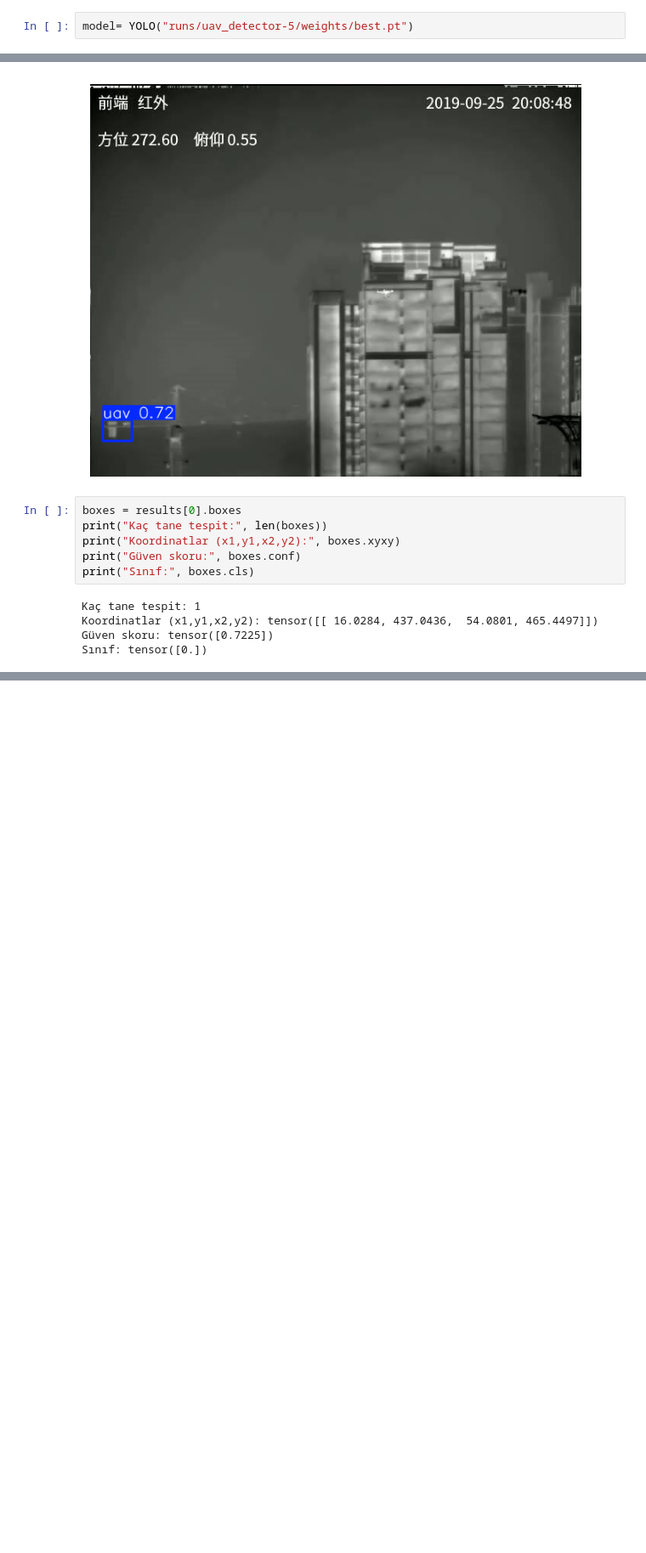
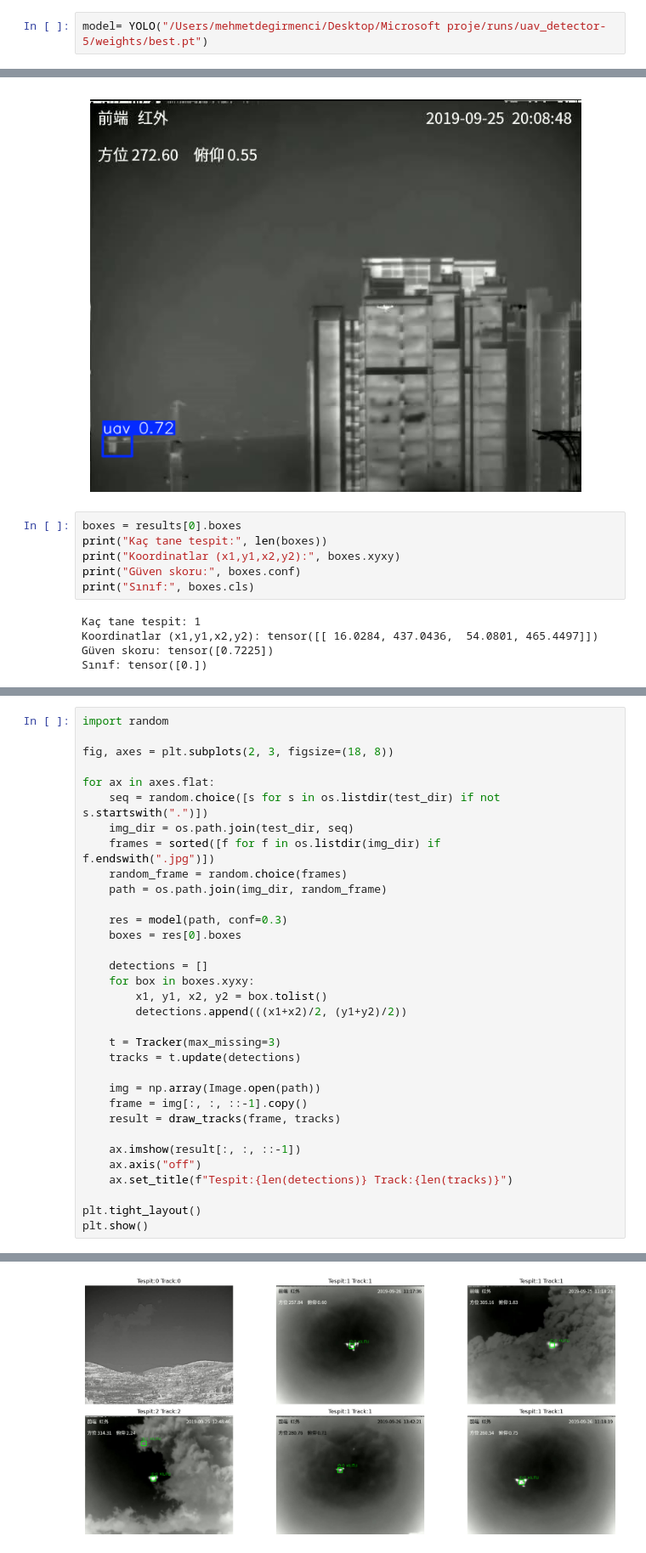
Before and after one commit to degirmencimehmet/MicrosoftProje, a Jupyter notebook: src/test_model.ipynb, the cells around one changed output, grey strips where cells are left out. Shown at 85% size. Saved outputs shown, nothing was run; the diff lists cells and outputs as text; blank space fills up the shorter version.

```diff
--- a/src/test_model.ipynb
+++ b/src/test_model.ipynb
@@ -3,7 +3,7 @@ from ultralytics import YOLO
 import cv2
 import matplotlib.pyplot as plt
 # %%
-model= YOLO("runs/uav_detector-5/weights/best.pt")
+model= YOLO("/Users/mehmetdegirmenci/Desktop/Microsoft proje/runs/uav_detector-5/weights/best.pt")
 # %%
 import os
 
@@ -123,0 +241,36 @@ YOLO kayboldu, sadece tahminle devam:
+# %%
+import random
+
+fig, axes = plt.subplots(2, 3, figsize=(18, 8))
+
+for ax in axes.flat:
+    seq = random.choice([s for s in os.listdir(test_dir) if not
+s.startswith(".")])
+    img_dir = os.path.join(test_dir, seq)
+    frames = sorted([f for f in os.listdir(img_dir) if
+f.endswith(".jpg")])
+    random_frame = random.choice(frames)
+    path = os.path.join(img_dir, random_frame)
+
+    res = model(path, conf=0.3)
+    boxes = res[0].boxes
+
+    detections = []
+    for box in boxes.xyxy:
+        x1, y1, x2, y2 = box.tolist()
+        detections.append(((x1+x2)/2, (y1+y2)/2))
+
+    t = Tracker(max_missing=3)
+    tracks = t.update(detections)
+
+    img = np.array(Image.open(path))
+    frame = img[:, :, ::-1].copy()
+    result = draw_tracks(frame, tracks)
+
+    ax.imshow(result[:, :, ::-1])
+    ax.axis("off")
+    ax.set_title(f"Tespit:{len(detections)} Track:{len(tracks)}")
+
+plt.tight_layout()
+plt.show()
+# %% [output]
@@ -123,0 +294 @@ YOLO kayboldu, sadece tahminle devam:
+[figure, added]
```
Also changed, not shown: parts of 16 cells of this notebook, 10 other files.
